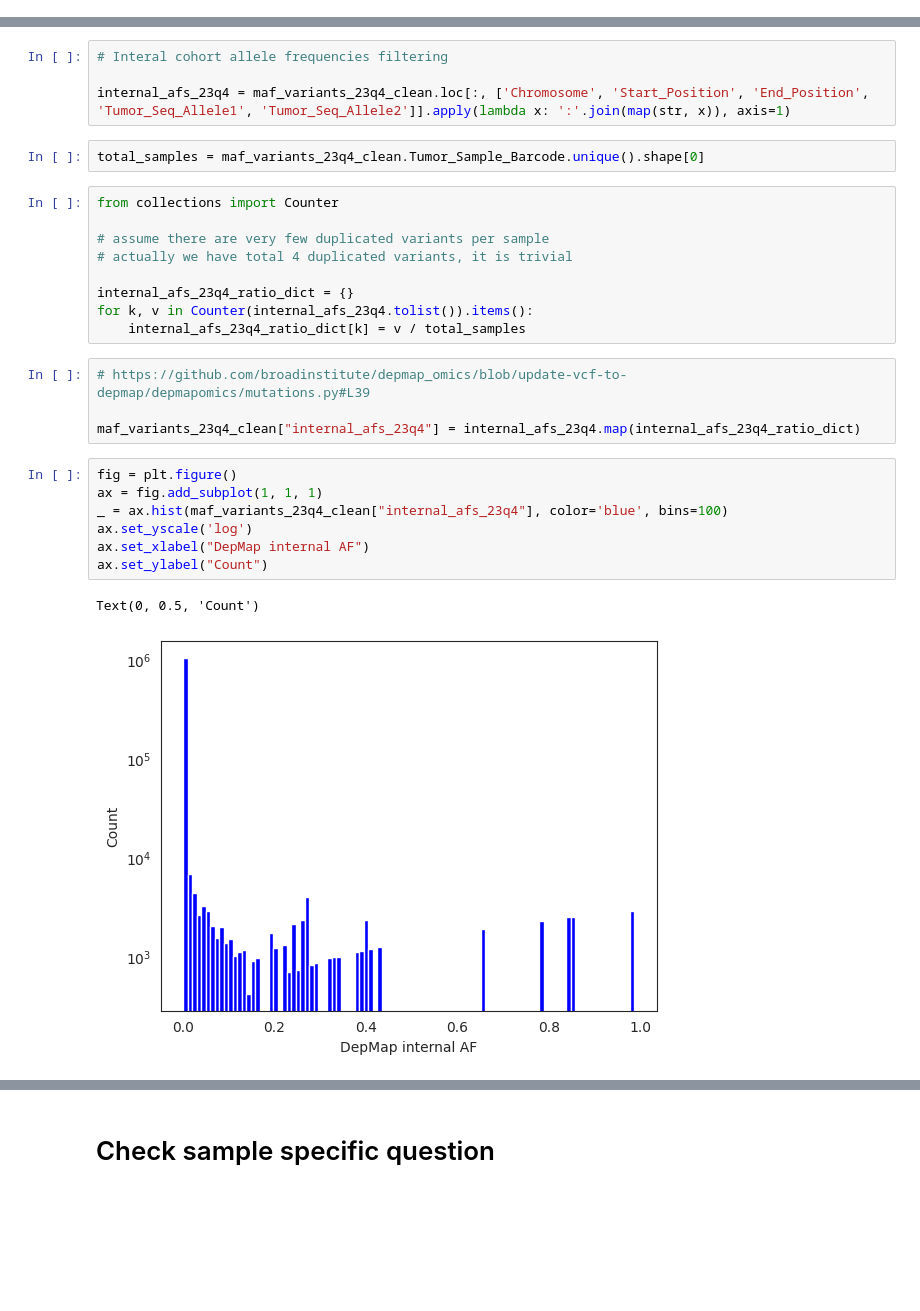
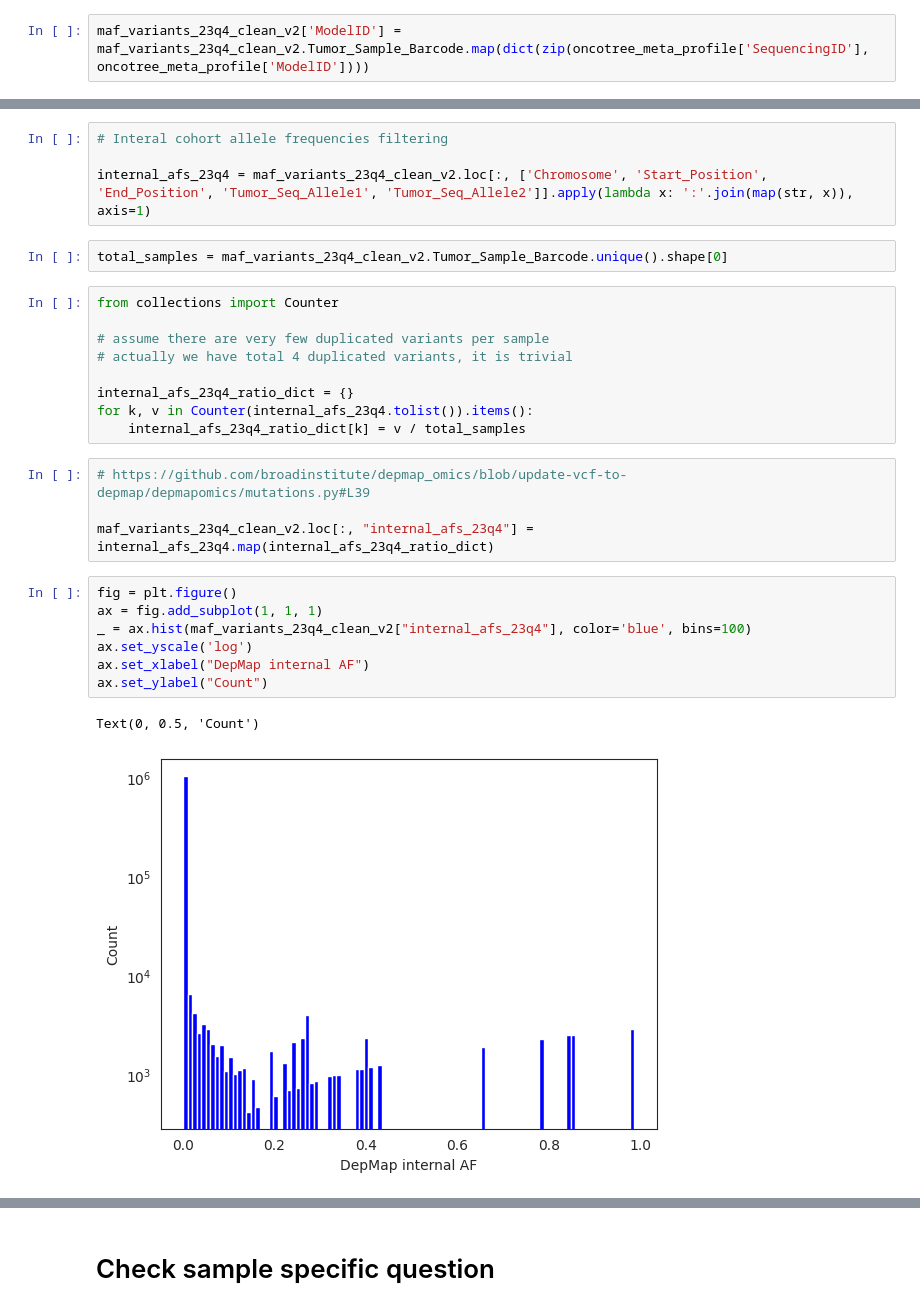
Before and after one commit to broadinstitute/depmap_omics, a Jupyter notebook: sandbox/dna_eval/depmap_dnaseq_evaluate.ipynb, the cells around one changed output, grey strips where cells are left out. Drawn from its saved outputs; the diff is of its cells as text; blank space fills up the shorter version.

```diff
--- a/sandbox/dna_eval/depmap_dnaseq_evaluate.ipynb
+++ b/sandbox/dna_eval/depmap_dnaseq_evaluate.ipynb
@@ -793,0 +954,2 @@ array(['CDS-9dmbNr', 'CDS-l4hN5a', 'CDS-xvtYY4', 'CDS-VBZICX',
+# %%
+maf_variants_23q4_clean_v2['ModelID'] = maf_variants_23q4_clean_v2.Tumor_Sample_Barcode.map(dict(zip(oncotree_meta_profile['SequencingID'], oncotree_meta_profile['ModelID'])))
@@ -796,9 +970,9 @@ array(['CDS-9dmbNr', 'CDS-l4hN5a', 'CDS-xvtYY4', 'CDS-VBZICX',
 # %%
 # Interal cohort allele frequencies filtering
 
-internal_afs_23q4 = maf_variants_23q4_clean.loc[:, ['Chromosome', 'Start_Position', 'End_Position', 'Tumor_Seq_Allele1', 'Tumor_Seq_Allele2']].apply(lambda x: ':'.join(map(str, x)), axis=1)
+internal_afs_23q4 = maf_variants_23q4_clean_v2.loc[:, ['Chromosome', 'Start_Position', 'End_Position', 'Tumor_Seq_Allele1', 'Tumor_Seq_Allele2']].apply(lambda x: ':'.join(map(str, x)), axis=1)
 # %%
-total_samples = maf_variants_23q4_clean.Tumor_Sample_Barcode.unique().shape[0]
+total_samples = maf_variants_23q4_clean_v2.Tumor_Sample_Barcode.unique().shape[0]
 # %%
 from collections import Counter
 
@@ -811,15 +985,15 @@ for k, v in Counter(internal_afs_23q4.tolist()).items():
 # %%
 # https://github.com/broadinstitute/depmap_omics/blob/update-vcf-to-depmap/depmapomics/mutations.py#L39
 
-maf_variants_23q4_clean["internal_afs_23q4"] = internal_afs_23q4.map(internal_afs_23q4_ratio_dict)
+maf_variants_23q4_clean_v2.loc[:, "internal_afs_23q4"] = internal_afs_23q4.map(internal_afs_23q4_ratio_dict)
 # %%
 fig = plt.figure()
 ax = fig.add_subplot(1, 1, 1)
-_ = ax.hist(maf_variants_23q4_clean["internal_afs_23q4"], color='blue', bins=100)
+_ = ax.hist(maf_variants_23q4_clean_v2["internal_afs_23q4"], color='blue', bins=100)
 ax.set_yscale('log')
 ax.set_xlabel("DepMap internal AF")
 ax.set_ylabel("Count")
 # %% [output]
 Text(0, 0.5, 'Count')
-[figure, old version]
+[figure, new version]
 # %%
```
Also changed, not shown: parts of 129 cells of this notebook, 2 other files.
